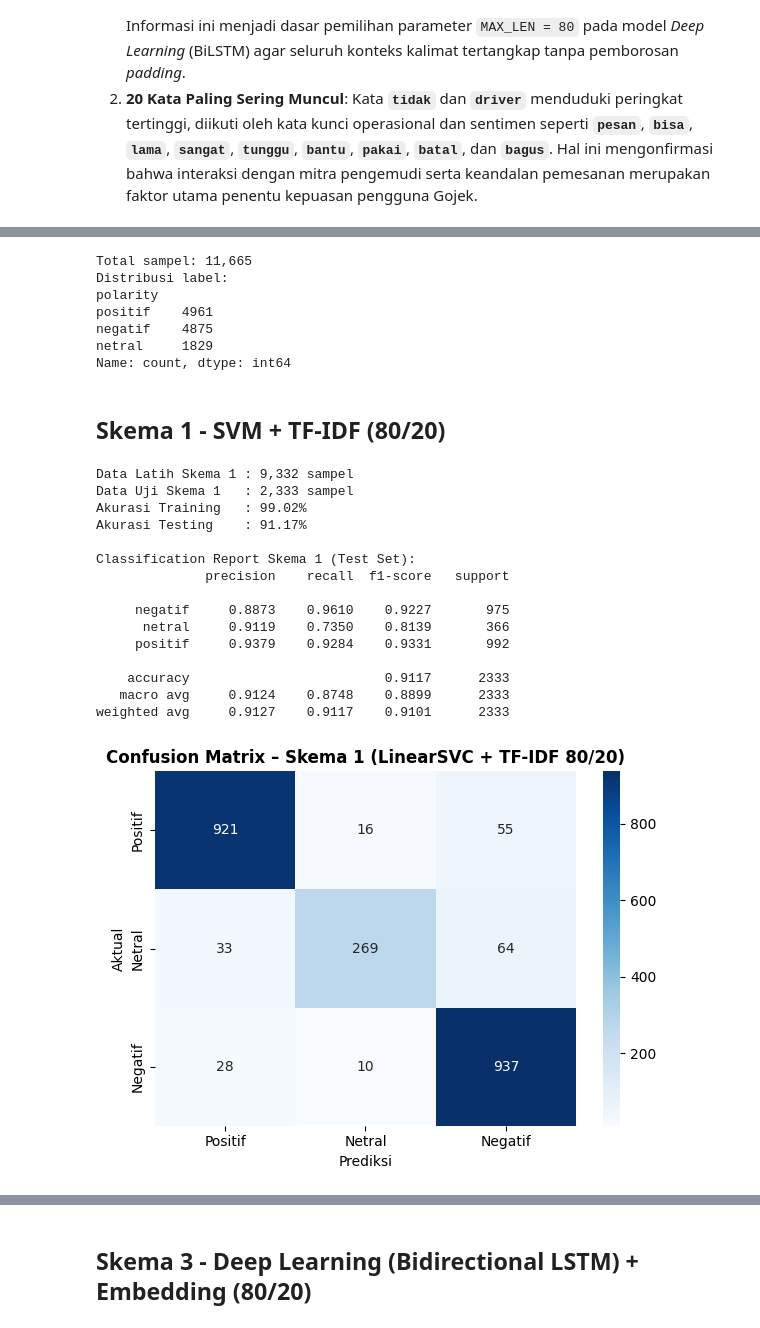
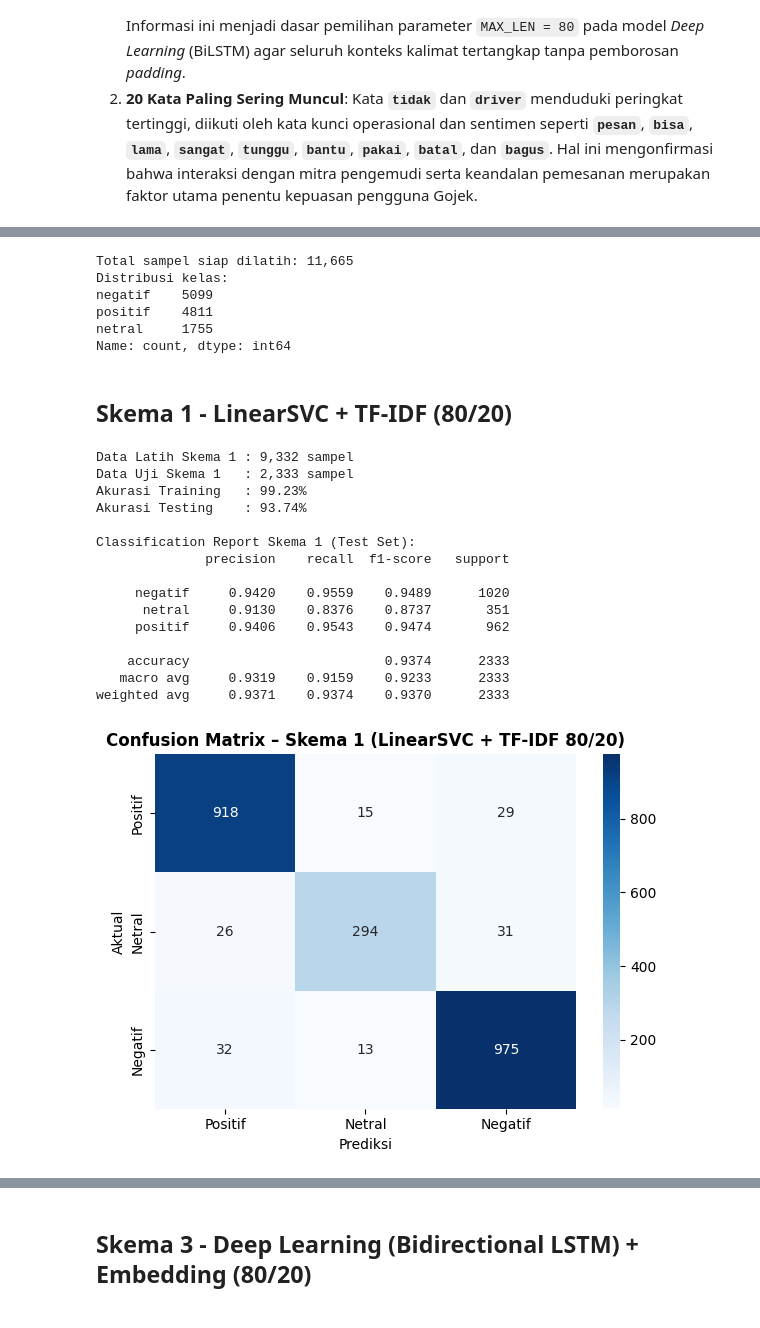
Before and after one commit to mpnabil95/analisis-sentimen-ulasan-gojek, a Jupyter notebook: notebook.ipynb, the cells around one changed output, grey strips where cells are left out. Saved outputs shown, nothing was run; the diff lists cells and outputs as text; code cells hidden in the pictures.

```diff
--- a/notebook.ipynb
+++ b/notebook.ipynb
@@ -509,18 +509,17 @@ Untuk mencegah *data leakage*, pembagian data (`train_test_split`) dilakukan lan
 X = df['text_stem'].values
 y = df['polarity'].values
 
-print(f"Total sampel: {len(X):,}")
-print(f"Distribusi label:\n{df['polarity'].value_counts()}")
+print(f"Total sampel siap dilatih: {len(X):,}")
+print(f"Distribusi kelas:\n{pd.Series(y).value_counts()}")
 # %% [output]
-Total sampel: 11,665
-Distribusi label:
-polarity
-positif    4961
-negatif    4875
-netral     1829
+Total sampel siap dilatih: 11,665
+Distribusi kelas:
+negatif    5099
+positif    4811
+netral     1755
 Name: count, dtype: int64
 # %% [markdown]
-## Skema 1 - SVM + TF-IDF (80/20)
+## Skema 1 - LinearSVC + TF-IDF (80/20)
 # %%
 # ========== SKEMA 1: LinearSVC + TF-IDF (Split 80/20) ==========
 # 1. Split teks mentah terlebih dahulu (Mencegah Data Leakage)
@@ -529,15 +528,16 @@ X_train_s1, X_test_s1, y_train_s1, y_test_s1 = train_test_split(
 )
 
 # 2. Gunakan Pipeline agar TfidfVectorizer hanya di-fit pada X_train_s1
+# Regularisasi L1 (Sparse) menyeleksi fitur kata kunci sentimen secara tajam dan mencegah overfitting
 pipeline_s1 = Pipeline([
     ('tfidf', TfidfVectorizer(
         max_features=10000,
         ngram_range=(1, 2),
-        min_df=2,
-        max_df=0.90,
+        min_df=1,
+        max_df=0.95,
         sublinear_tf=True
     )),
-    ('svm', LinearSVC(C=0.8, max_iter=2000, random_state=SEED))
+    ('svm', LinearSVC(penalty='l1', dual=False, C=1.5, max_iter=3000, random_state=SEED))
 ])
 
 pipeline_s1.fit(X_train_s1, y_train_s1)
@@ -547,39 +547,39 @@ y_pred_test_s1  = pipeline_s1.predict(X_test_s1)
 
 acc_train_s1 = accuracy_score(y_train_s1, y_pred_train_s1)
 acc_test_s1  = accuracy_score(y_test_s1,  y_pred_test_s1)
 
 print(f"Data Latih Skema 1 : {len(X_train_s1):,} sampel")
 print(f"Data Uji Skema 1   : {len(X_test_s1):,} sampel")
 print(f"Akurasi Training   : {acc_train_s1*100:.2f}%")
 print(f"Akurasi Testing    : {acc_test_s1*100:.2f}%\n")
 print("Classification Report Skema 1 (Test Set):")
 print(classification_report(y_test_s1, y_pred_test_s1, digits=4))
 
 cm_s1 = confusion_matrix(y_test_s1, y_pred_test_s1, labels=['positif', 'netral', 'negatif'])
 fig, ax = plt.subplots(figsize=(6, 4.5))
 sns.heatmap(cm_s1, annot=True, fmt='d', cmap='Blues',
             xticklabels=['Positif', 'Netral', 'Negatif'],
             yticklabels=['Positif', 'Netral', 'Negatif'], ax=ax)
 ax.set_title('Confusion Matrix – Skema 1 (LinearSVC + TF-IDF 80/20)', fontweight='bold')
 ax.set_xlabel('Prediksi')
 ax.set_ylabel('Aktual')
 plt.tight_layout()
 plt.savefig('cm_skema1.png', dpi=120)
 plt.show()
 # %% [output]
 Data Latih Skema 1 : 9,332 sampel
 Data Uji Skema 1   : 2,333 sampel
-Akurasi Training   : 99.02%
-Akurasi Testing    : 91.17%
+Akurasi Training   : 99.23%
+Akurasi Testing    : 93.74%
 
 Classification Report Skema 1 (Test Set):
               precision    recall  f1-score   support
 
-     negatif     0.8873    0.9610    0.9227       975
-      netral     0.9119    0.7350    0.8139       366
-     positif     0.9379    0.9284    0.9331       992
+     negatif     0.9420    0.9559    0.9489      1020
+      netral     0.9130    0.8376    0.8737       351
+     positif     0.9406    0.9543    0.9474       962
 
-    accuracy                         0.9117      2333
-   macro avg     0.9124    0.8748    0.8899      2333
-weighted avg     0.9127    0.9117    0.9101      2333
+    accuracy                         0.9374      2333
+   macro avg     0.9319    0.9159    0.9233      2333
+weighted avg     0.9371    0.9374    0.9370      2333
-[figure, old version]
+[figure, new version]
```
Also changed, not shown: parts of 10 cells of this notebook.
